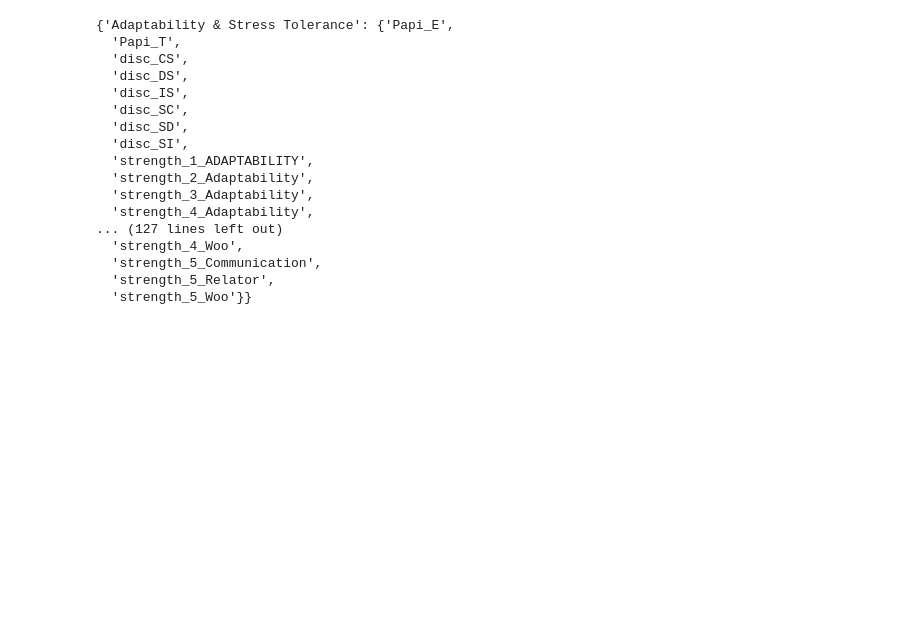
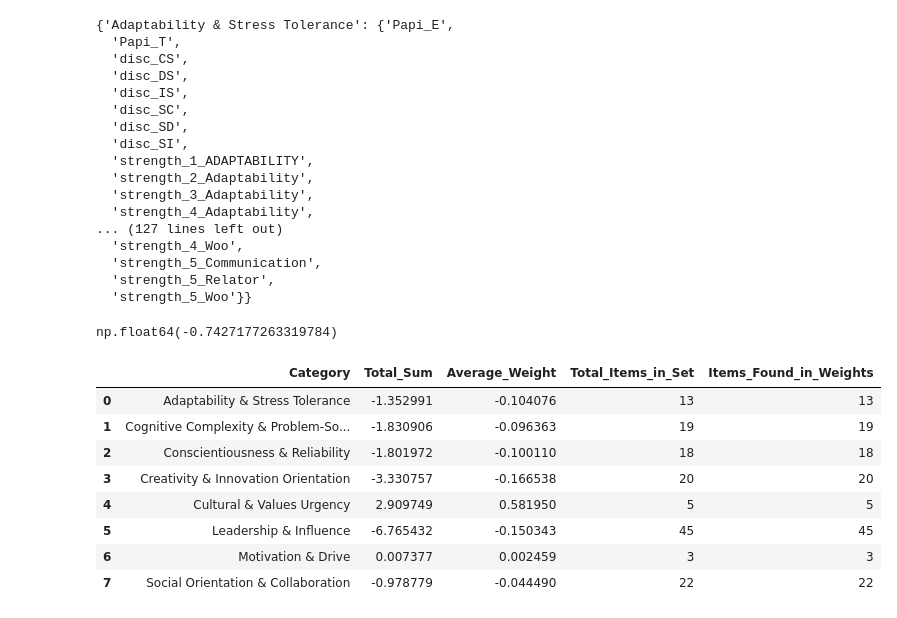
Before and after one commit to Jauhar-Hakim/tmi, a Jupyter notebook: task1.ipynb, the cells around one changed output. Saved outputs shown, nothing was run; the diff lists cells and outputs as text; code cells hidden in the pictures; blank space fills up the shorter version.

```diff
--- a/task1.ipynb
+++ b/task1.ipynb
@@ -1142,4 +1142,4 @@ $y=\frac{exp(b_0+b_1x+b_2x+...+b_nx)}{1+exp(b_0+b_1x+b_2x+...+b_nx)}$
 # %% [markdown]
 # Case 2 -  Operationalize the Logic in SQ
 # %%
-weights_config = formula.copy()
+weights_temp = formula.copy()
@@ -1213,3 +1174,44 @@ full_result_dict
   'strength_5_Communication',
   'strength_5_Relator',
   'strength_5_Woo'}}
+# %%
+weights_temp.loc["strength_1_ADAPTABILITY"]["Weight"]
+# %% [output]
+np.float64(-0.7427177263319784)
+# %%
+results = []
+for category, items_set in full_result_dict.items():
+    category_weights = []
+    for item in items_set:
+        weight = weights_temp.loc[item]["Weight"]
+        category_weights.append(weight)
+
+    if len(category_weights) > 0:
+        total_sum = sum(category_weights)
+        average = total_sum / len(category_weights)
+        count_with_weight = len(category_weights)
+    else:
+        total_sum = 0.0
+        average = 0.0
+        count_with_weight = 0
+
+    results.append({
+        'Category': category,
+        'Total_Sum': total_sum,
+        'Average_Weight': average,
+        'Total_Items_in_Set': len(items_set),
+        'Items_Found_in_Weights': count_with_weight
+    })
+# %%
+TGV_Weight = pd.DataFrame(results)
+TGV_Weight
+# %% [output]
+|  | Category | Total_Sum | Average_Weight | Total_Items_in_Set | Items_Found_in_Weights |
+| 0 | Adaptability & Stress Tolerance | -1.352991 | -0.104076 | 13 | 13 |
+| 1 | Cognitive Complexity & Problem-So... | -1.830906 | -0.096363 | 19 | 19 |
+| 2 | Conscientiousness & Reliability | -1.801972 | -0.100110 | 18 | 18 |
+| 3 | Creativity & Innovation Orientation | -3.330757 | -0.166538 | 20 | 20 |
+| 4 | Cultural & Values Urgency | 2.909749 | 0.581950 | 5 | 5 |
+| 5 | Leadership & Influence | -6.765432 | -0.150343 | 45 | 45 |
+| 6 | Motivation & Drive | 0.007377 | 0.002459 | 3 | 3 |
+| 7 | Social Orientation & Collaboration | -0.978779 | -0.044490 | 22 | 22 |
```
Also changed, not shown: parts of 14 cells of this notebook, 3 other files.
